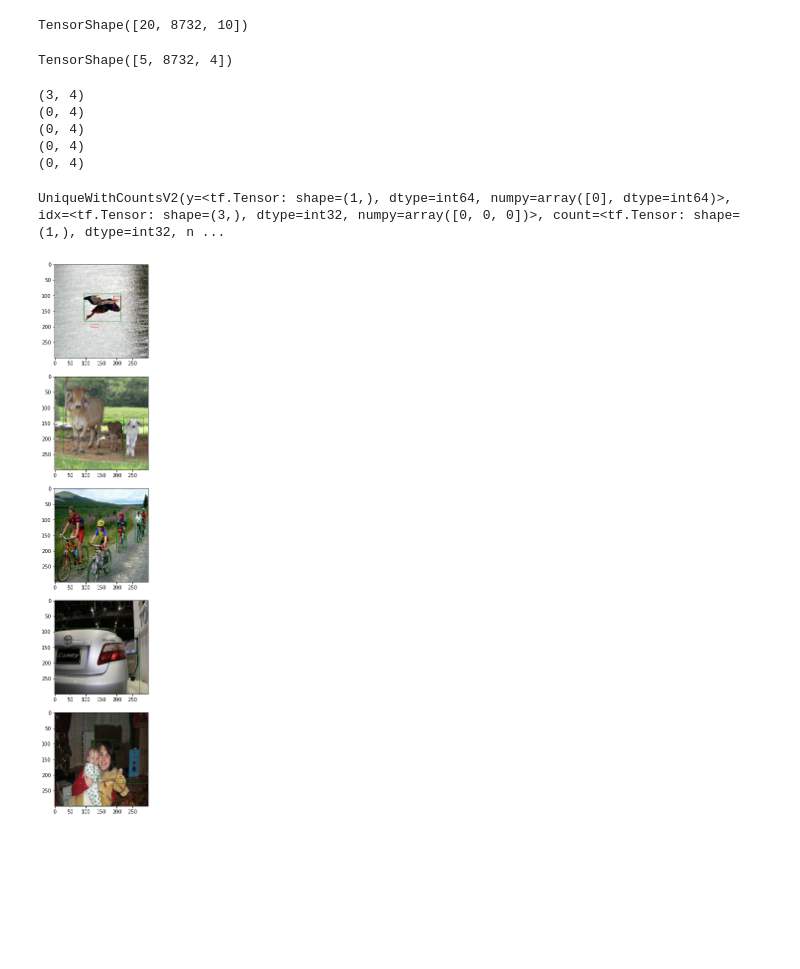
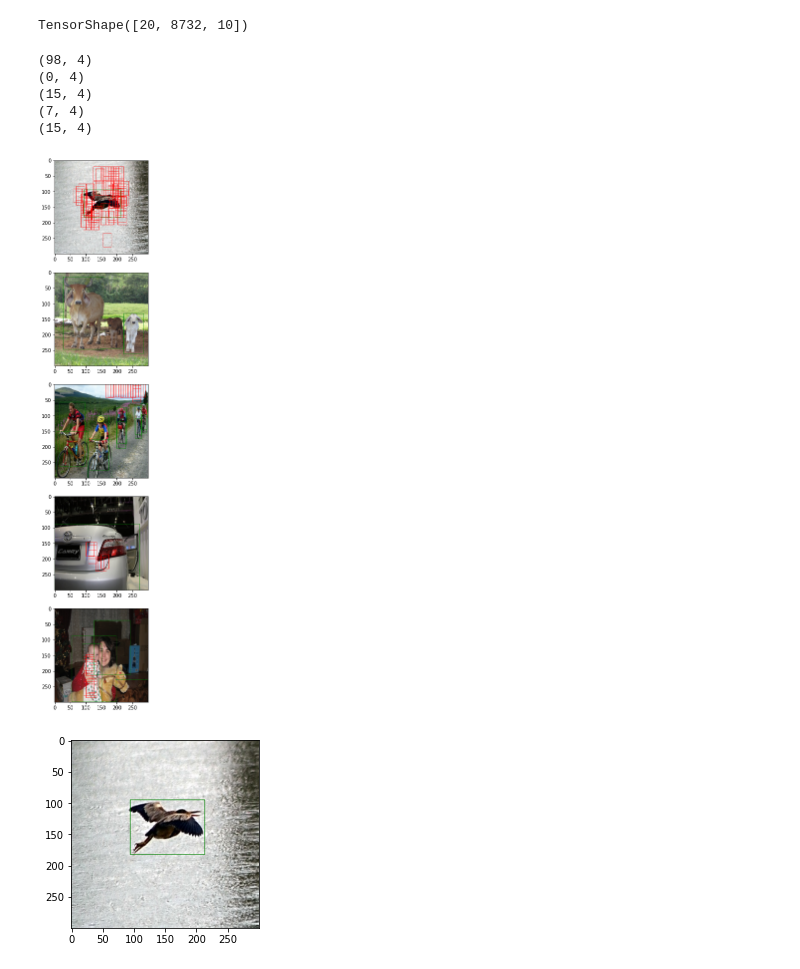
Before and after one commit to Apiquet/Tracking_SSD_ReID, a Jupyter notebook: test_SSD300.ipynb, the cells around one changed output. Saved outputs shown, nothing was run; the diff lists cells and outputs as text; code cells hidden in the pictures; blank space fills up the shorter version.

Commit message:
[DEV][SSD300][TOOL] Draw gt and pred on batch

```diff
--- a/test_SSD300.ipynb
+++ b/test_SSD300.ipynb
@@ -99,55 +99,80 @@ imgs, boxes_gt, classes_gt = manager.getRawData(manager.batches[2][15:20])
 # %%
 from models.SSD300 import SSD300
 import tensorflow as tf
-SSD300_model = SSD300(20)
+SSD300_model = SSD300(21)
 confs, locs = SSD300_model(imgs)
 confs_pred = tf.concat(confs, axis=1)
 locs_pred = tf.concat(locs, axis=1)
-# %%
-locs_pred.shape
-# %% [output]
-TensorShape([5, 8732, 4])
 # %%
-classes, boxes = SSD300_model.getPredictionsFromConfsLocs(confs_pred+0.18, locs_pred, box_encoding="corner")
+classes, boxes = SSD300_model.getPredictionsFromConfsLocs(confs_pred+0.185, locs_pred, box_encoding="corner")
 # %%
 for box in boxes:
     print(box.shape)
 # %% [output]
-(3, 4)
+(98, 4)
 (0, 4)
-(0, 4)
-(0, 4)
-(0, 4)
+(15, 4)
+(7, 4)
+(15, 4)
-# %%
-tf.python.ops.gen_array_ops.unique_with_counts_v2(classes[0], [0])
-# %% [output]
-UniqueWithCountsV2(y=<tf.Tensor: shape=(1,), dtype=int64, numpy=array([0], dtype=int64)>, idx=<tf.Tensor: shape=(3,), dtype=int32, numpy=array([0, 0, 0])>, count=<tf.Tensor: shape=(1,), dtype=int32, n ...
 # %%
 import numpy as np
 from PIL import Image, ImageFont, ImageDraw, ImageEnhance
 from matplotlib import pyplot as plt
 w=30
 h=30
 fig=plt.figure(figsize=(20, 20))
 columns = 1
 rows = 5
-
 for i, img in enumerate(imgs):
     fig.add_subplot(5, 1, i+1)
     img = img*255
-    img = Image.fromarray(img.numpy().astype(np.int16))
+    img = Image.fromarray(img.numpy().astype(np.uint8))
     draw = ImageDraw.Draw(img)
     for box in boxes[i]:
         min_point = int(box[0] * 300), int(box[1] * 300)
         end_point = int(box[2] * 300), int(box[3] * 300)
         draw.rectangle((min_point, end_point), outline='red')
     for box in boxes_gt[i]:
         box = tf.concat([box[:2] - box[2:] / 2,
                          box[:2] + box[2:] / 2], axis=-1)
         min_point = int(box[0] * 300), int(box[1] * 300)
         end_point = int(box[2] * 300), int(box[3] * 300)
         draw.rectangle((min_point, end_point), outline='green')
     plt.imshow(img)
 plt.show()
 # %% [output]
-[figure, old version]
+[figure, new version]
+# %%
+import numpy as np
+from PIL import Image, ImageFont, ImageDraw, ImageEnhance
+from matplotlib import pyplot as plt
+from glob import glob
+
+w=30
+h=30
+fig=plt.figure(figsize=(20, 20))
+columns = 1
+rows = 5
+
+for weights in glob("C:/Users/antho/Documents/GitHub/data/weights/*"):
+    SSD300_model.load_weights(weights)
+    classes, boxes = SSD300_model.getPredictionsFromConfsLocs(confs_pred, locs_pred, box_encoding="corner")
+    for i, img in enumerate(imgs[:1]):
+        fig.add_subplot(5, 1, i+1)
+        img = img*255
+        img = Image.fromarray(img.numpy().astype(np.uint8))
+        draw = ImageDraw.Draw(img)
+        for box in boxes[i]:
+            min_point = int(box[0] * 300), int(box[1] * 300)
+            end_point = int(box[2] * 300), int(box[3] * 300)
+            draw.rectangle((min_point, end_point), outline='red')
+        for box in boxes_gt[i]:
+            box = tf.concat([box[:2] - box[2:] / 2,
+                             box[:2] + box[2:] / 2], axis=-1)
+            min_point = int(box[0] * 300), int(box[1] * 300)
+            end_point = int(box[2] * 300), int(box[3] * 300)
+            draw.rectangle((min_point, end_point), outline='green')
+        plt.imshow(img)
+plt.show()
+# %% [output]
+[figure, added]
```
